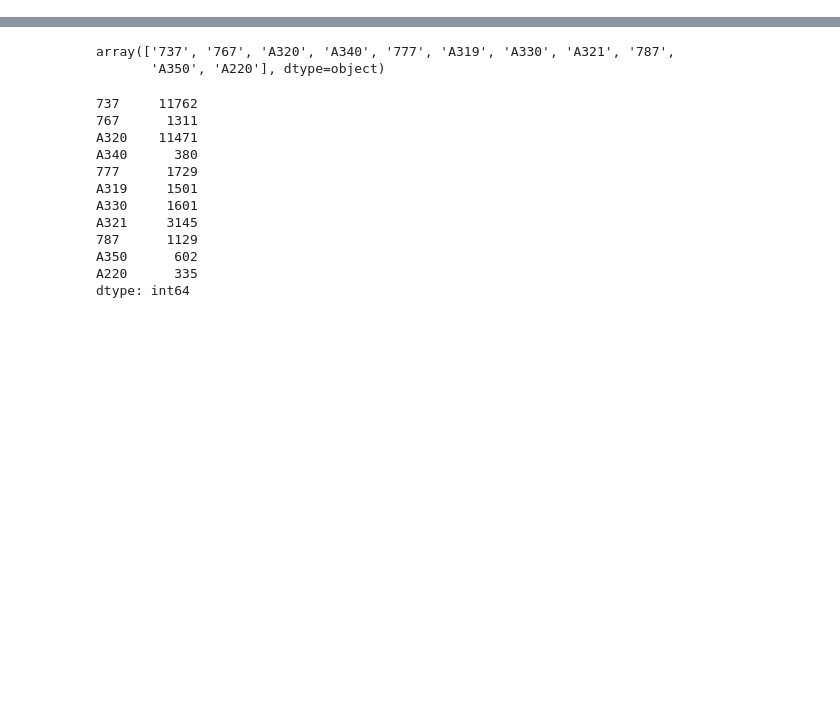
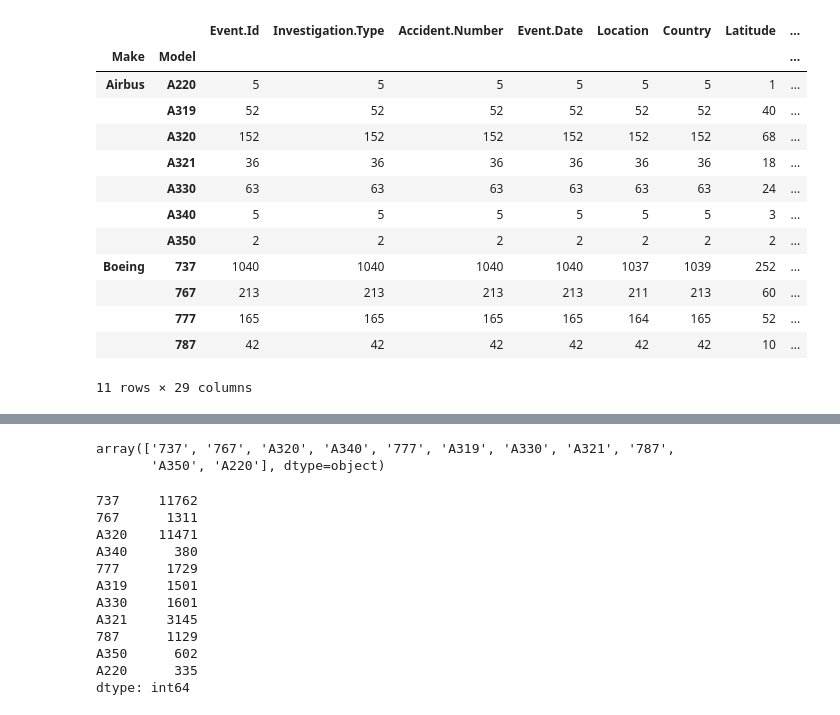
Before and after one commit to jgoett2/AirplaneRecommendations, a Jupyter notebook: AirplaneAnalysis.ipynb, the cells around one changed output, grey strips where cells are left out. Saved outputs shown, nothing was run; the diff lists cells and outputs as text; code cells hidden in the pictures; blank space fills up the shorter version.

Commit message:
improved normalization and filtering

```diff
--- a/AirplaneAnalysis.ipynb
+++ b/AirplaneAnalysis.ipynb
@@ -7,17 +9,46 @@ pd.options.display.max_rows = 100
 # %%
 def normalize(name, normalized_names):
-    for x in list(normalized_names.keys()):
+    for x in normalized_names:
         if x.lower() in str(name).lower():
-            return normalized_names[x]
+            return x
     return name
 
-manufacturers = {"Boeing":"Boeing", "Airbus":"Airbus", "Comac":"Comac", "Embraer":"Embraer",
-                 "Havilland":"de Havilland", "Britten":"Britten-Norman", "Evektor":"Evektor",
-                 "Cessna":"Cessna", "Texas Aircraft":"Texas Aircraft", "Piper":"Piper",
-                 "Cubcrafters":"Cubcrafters","Beechcraft":"Beechcraft","Diamond":"Diamond",
-                 "Cirrus":"Cirrus","Bombardier":"Bombardier"}
+#manufacturers = {"Boeing":"", "Airbus":"Airbus", "Comac":"Comac", "Embraer":"Embraer",
+#"Havilland":"de Havilland", "Britten":"Britten-Norman", "Evektor":"Evektor", "Cessna":"Cessna", "Texas Aircraft":"Texas Aircraft", "Piper":"Piper",
+#"Cubcrafters":"Cubcrafters","Beechcraft":"Beechcraft","Diamond":"Diamond",
+#"Cirrus":"Cirrus","Bombardier":"Bombardier"}
 
-df["Make"]=df["Make"].map(lambda x:normalize(x,manufacturers))
+models_of_interest = pd.DataFrame([["Boeing","737",11762], ["Boeing","767",1311], ["Airbus","A320",11471], ["Airbus","A340", 380],
+["Boeing",'777',1729], ["Airbus","A319",1501], ["Airbus",'A330',1601], ["Airbus","A321",3145],
+["Boeing","787",1129], ["Airbus","A350",602], ["Airbus",'A220',335]],columns=["Make","Model","Produced"])
+
+
+df["Make"] = df["Make"].map(lambda x:normalize(x,models_of_interest["Make"].unique()))
+df["Model"] = df["Model"].map(lambda x:normalize(x,models_of_interest["Model"].unique()))
+
+filter = df["Make"].map(lambda x:x in models_of_interest["Make"].unique())
+df = df[filter]
+
+filter = df["Model"].map(lambda x:x in models_of_interest["Model"].unique())
+df = df[filter]
+
+#df[df["Make"]=="Airbus"]
+df.groupby(["Make","Model"]).count()[""]
+# %% [output]
+|  |  | Event.Id | Investigation.Type | Accident.Number | Event.Date | Location | Country | Latitude | ... |
+| Make | Model |  |  |  |  |  |  |  | ... |
+| Airbus | A220 | 5 | 5 | 5 | 5 | 5 | 5 | 1 | ... |
+|  | A319 | 52 | 52 | 52 | 52 | 52 | 52 | 40 | ... |
+|  | A320 | 152 | 152 | 152 | 152 | 152 | 152 | 68 | ... |
+|  | A321 | 36 | 36 | 36 | 36 | 36 | 36 | 18 | ... |
+|  | A330 | 63 | 63 | 63 | 63 | 63 | 63 | 24 | ... |
+|  | A340 | 5 | 5 | 5 | 5 | 5 | 5 | 3 | ... |
+|  | A350 | 2 | 2 | 2 | 2 | 2 | 2 | 2 | ... |
+| Boeing | 737 | 1040 | 1040 | 1040 | 1040 | 1037 | 1039 | 252 | ... |
+|  | 767 | 213 | 213 | 213 | 213 | 211 | 213 | 60 | ... |
+|  | 777 | 165 | 165 | 165 | 165 | 164 | 165 | 52 | ... |
+|  | 787 | 42 | 42 | 42 | 42 | 42 | 42 | 10 | ... |
+11 rows × 29 columns
 # %%
 df = df[df["Make"].map(lambda x: x in list(manufacturers.keys()))]
 # %%
```
Also changed, not shown: parts of 1 cell of this notebook.
